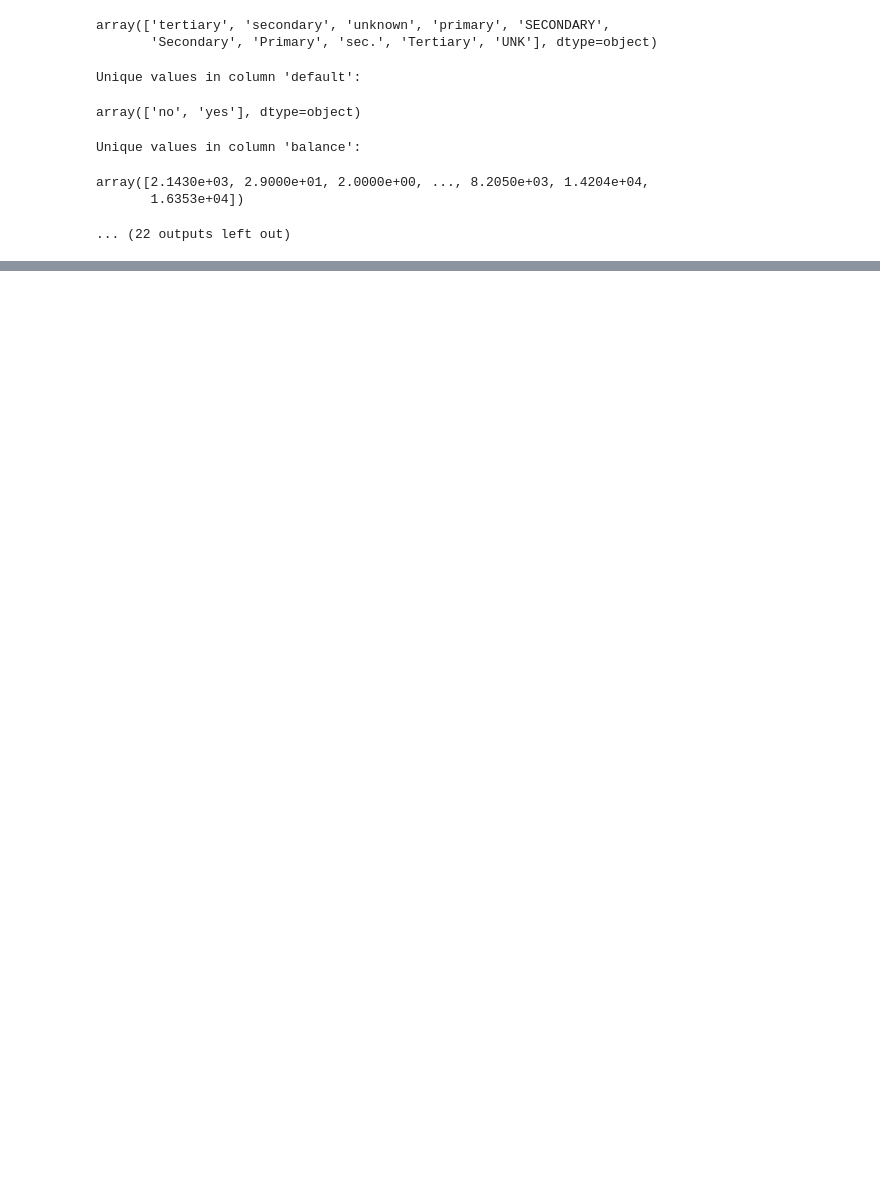
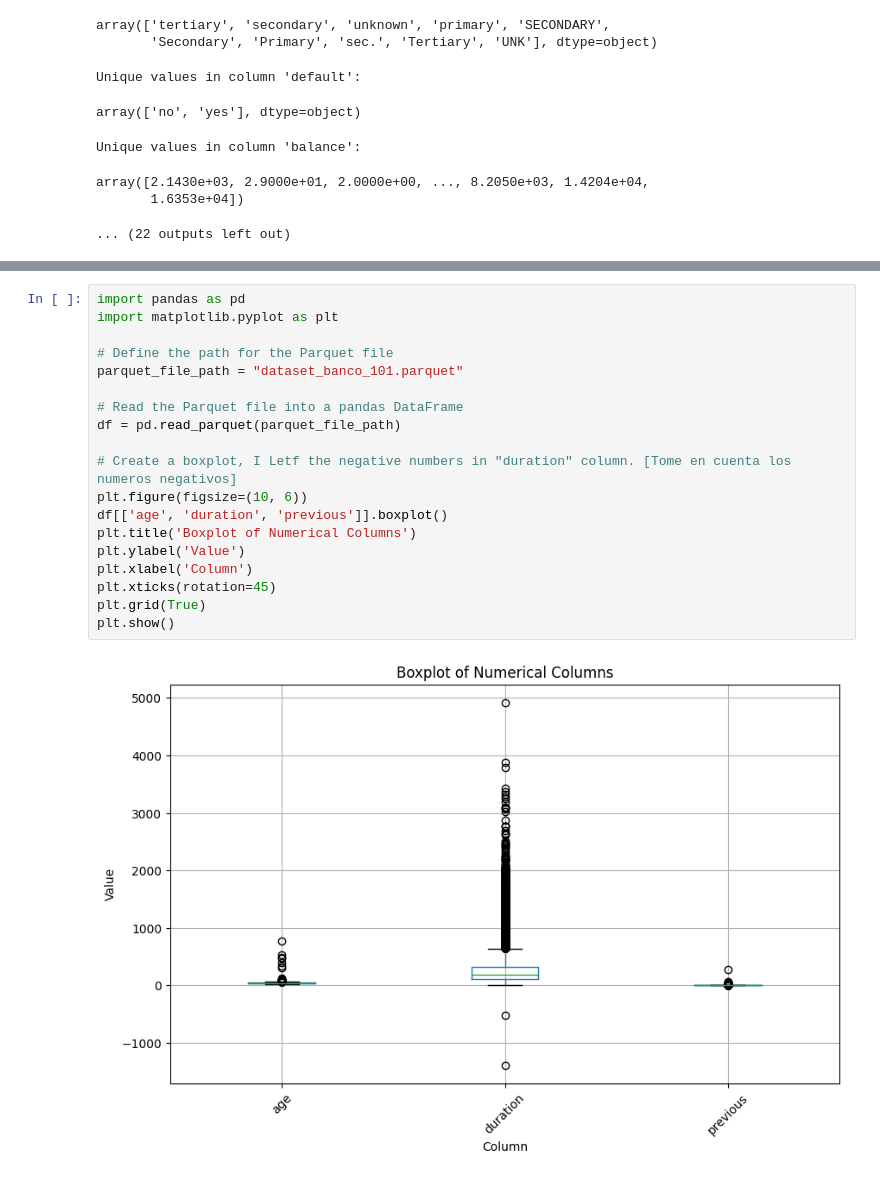
Before and after one commit to AndrewsJascoro/DataAnalyts_Mintic_Talento_Tech, a Jupyter notebook: Data_Cleaning_Tutorial.ipynb, the cells around one changed output, grey strips where cells are left out. Cells and saved outputs as stored; diff of their text form; blank space fills up the shorter version.

```diff
--- a/Data_Cleaning_Tutorial.ipynb
+++ b/Data_Cleaning_Tutorial.ipynb
@@ -785,0 +1033,21 @@ Esta es una cadena de formato (f-string) que contiene dos variables:
+# %%
+import pandas as pd
+import matplotlib.pyplot as plt
+
+# Define the path for the Parquet file
+parquet_file_path = "dataset_banco_101.parquet"
+
+# Read the Parquet file into a pandas DataFrame
+df = pd.read_parquet(parquet_file_path)
+
+# Create a boxplot, I Letf the negative numbers in "duration" column. [Tome en cuenta los numeros negativos]
+plt.figure(figsize=(10, 6))
+df[['age', 'duration', 'previous']].boxplot()
+plt.title('Boxplot of Numerical Columns')
+plt.ylabel('Value')
+plt.xlabel('Column')
+plt.xticks(rotation=45)
+plt.grid(True)
+plt.show()
+# %% [output]
+[figure, added]
```
Also changed, not shown: parts of 22 cells of this notebook.
